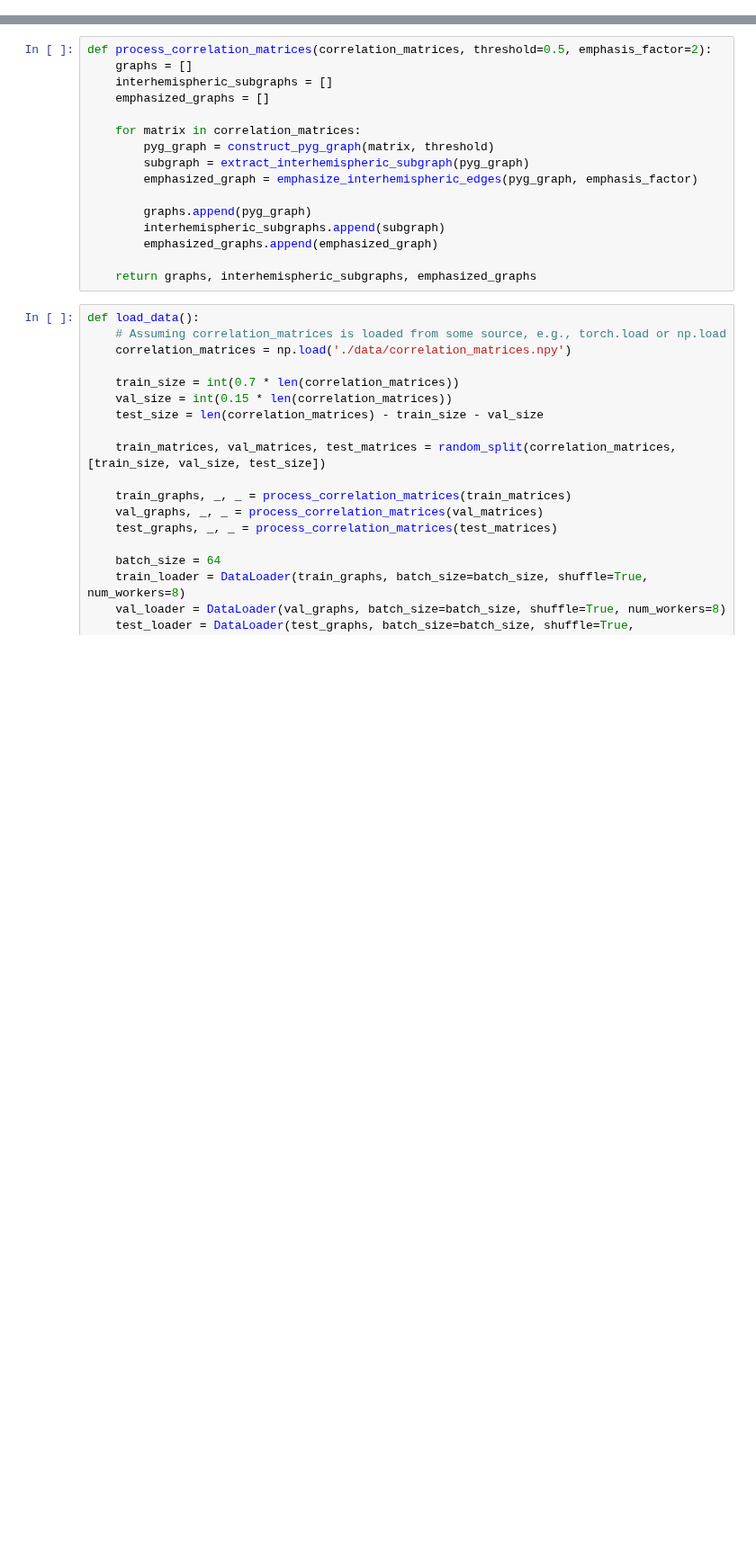
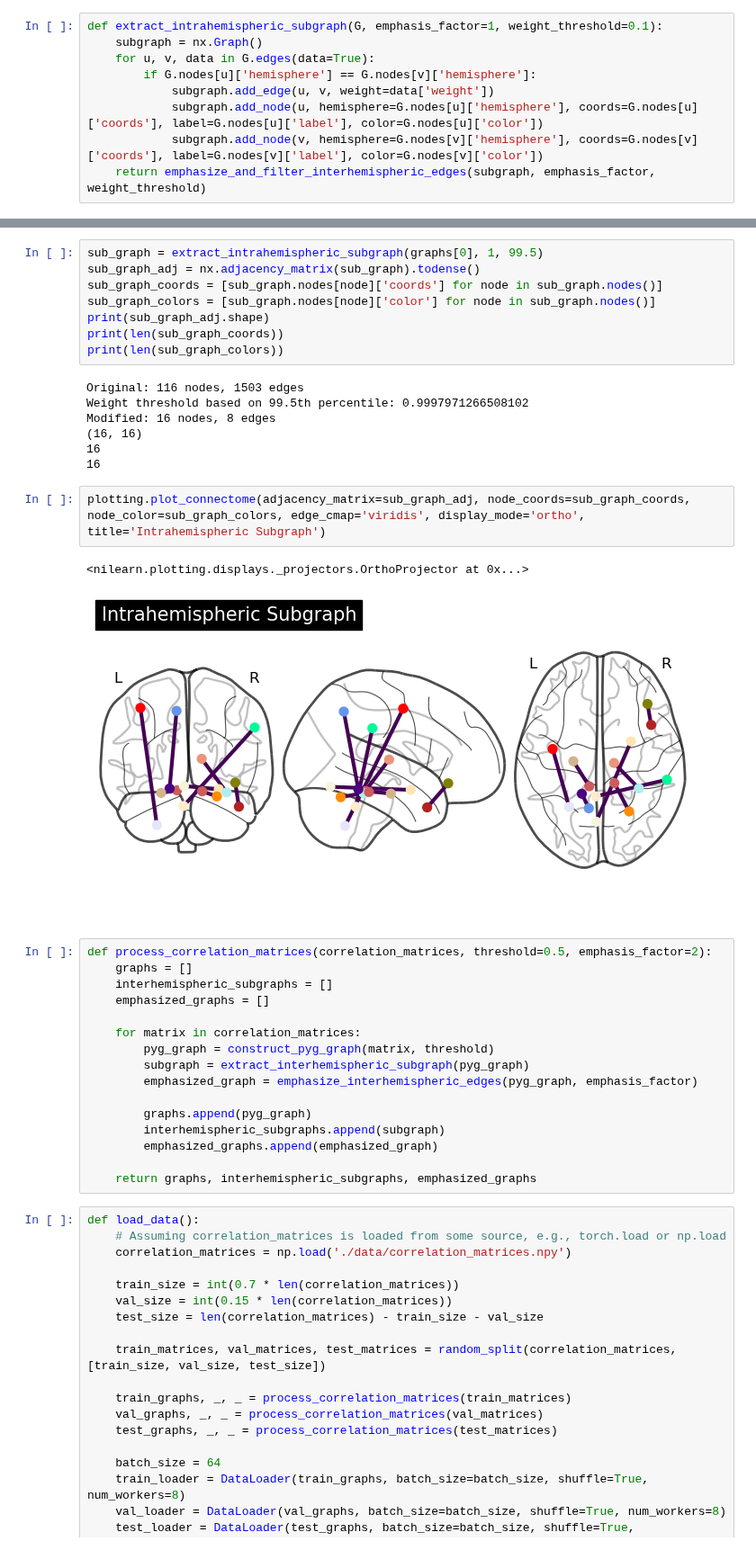
Before and after one commit to MostafaAbdelmegeed/brain_connectome, a Jupyter notebook: graphIO/pipelines/mat_to_lat_graph.ipynb, the cells around one changed output, grey strips where cells are left out. Shown at 90% size. Saved outputs shown, nothing was run; the diff lists cells and outputs as text; blank space fills up the shorter version.

Commit message:
[ADD] Homotopic & Intrahemispheric studies

```diff
--- a/graphIO/pipelines/mat_to_lat_graph.ipynb
+++ b/graphIO/pipelines/mat_to_lat_graph.ipynb
@@ -115,0 +135,9 @@ def emphasize_interhemispheric_edges(pyg_graph, emphasis_factor=2):
+# %%
+def extract_intrahemispheric_subgraph(G, emphasis_factor=1, weight_threshold=0.1):
+    subgraph = nx.Graph()
+    for u, v, data in G.edges(data=True):
+        if G.nodes[u]['hemisphere'] == G.nodes[v]['hemisphere']:
+            subgraph.add_edge(u, v, weight=data['weight'])
+            subgraph.add_node(u, hemisphere=G.nodes[u]['hemisphere'], coords=G.nodes[u]['coords'], label=G.nodes[u]['label'], color=G.nodes[u]['color'])
+            subgraph.add_node(v, hemisphere=G.nodes[v]['hemisphere'], coords=G.nodes[v]['coords'], label=G.nodes[v]['label'], color=G.nodes[v]['color'])
+    return emphasize_and_filter_interhemispheric_edges(subgraph, emphasis_factor, weight_threshold)
@@ -116,3 +164,23 @@ def emphasize_interhemispheric_edges(pyg_graph, emphasis_factor=2):
+# %%
+sub_graph = extract_intrahemispheric_subgraph(graphs[0], 1, 99.5)
+sub_graph_adj = nx.adjacency_matrix(sub_graph).todense()
+sub_graph_coords = [sub_graph.nodes[node]['coords'] for node in sub_graph.nodes()]
+sub_graph_colors = [sub_graph.nodes[node]['color'] for node in sub_graph.nodes()]
+print(sub_graph_adj.shape)
+print(len(sub_graph_coords))
+print(len(sub_graph_colors))
+# %% [output]
+Original: 116 nodes, 1503 edges
+Weight threshold based on 99.5th percentile: 0.9997971266508102
+Modified: 16 nodes, 8 edges
+(16, 16)
+16
+16
+# %%
+plotting.plot_connectome(adjacency_matrix=sub_graph_adj, node_coords=sub_graph_coords, node_color=sub_graph_colors, edge_cmap='viridis', display_mode='ortho', title='Intrahemispheric Subgraph')
+# %% [output]
+<nilearn.plotting.displays._projectors.OrthoProjector at 0x...>
+[figure, added]
 # %%
 def process_correlation_matrices(correlation_matrices, threshold=0.5, emphasis_factor=2):
     graphs = []
```
Also changed, not shown: parts of 12 cells of this notebook, 9 other files.
